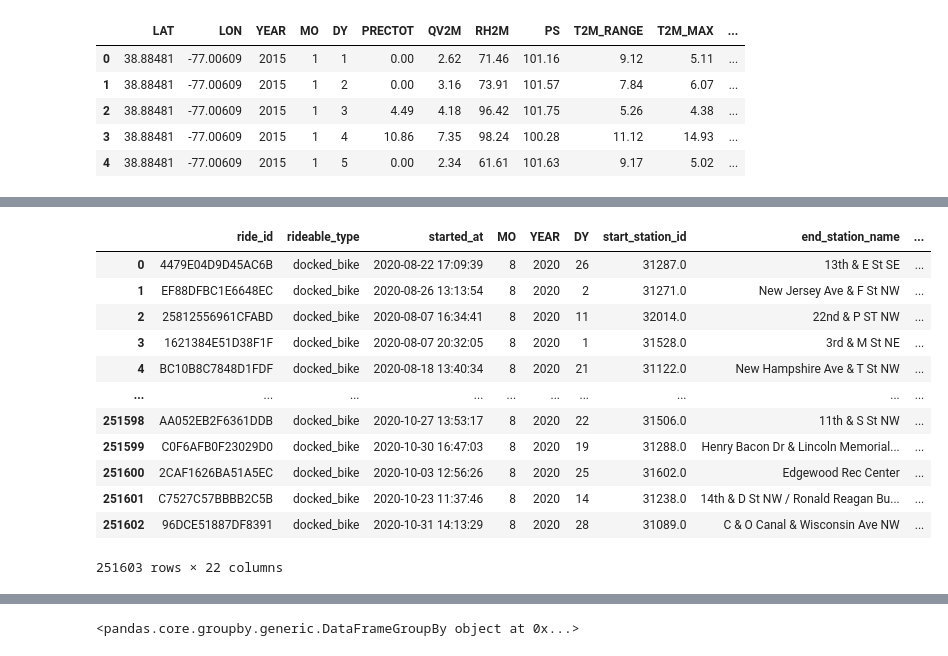
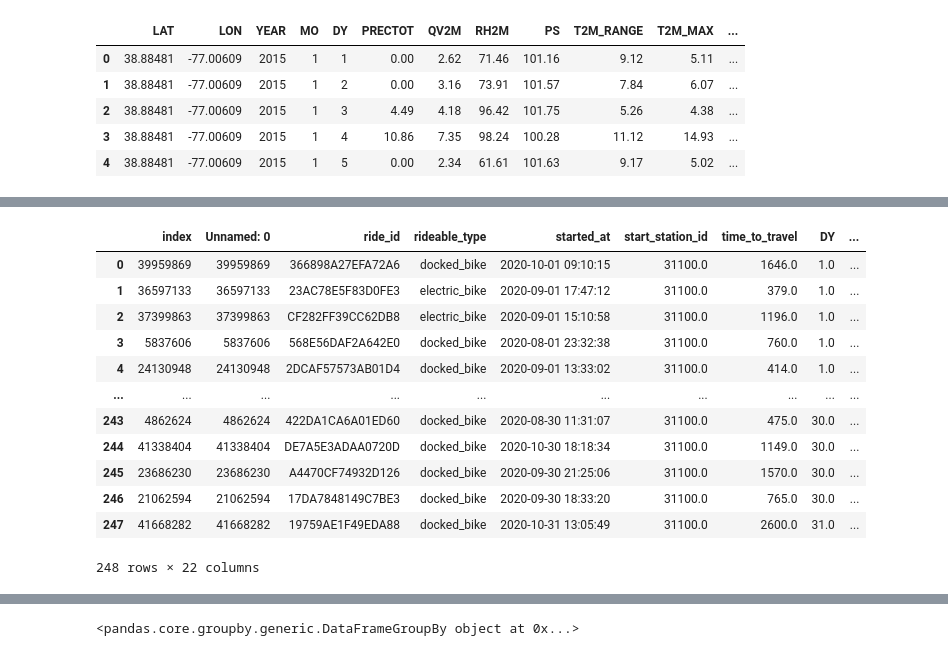
Before and after one commit to Akanksha0215/mywork, a Jupyter notebook: pro(3)_(2) (1).ipynb, the cells around one changed output, grey strips where cells are left out. Drawn from its saved outputs; the diff is of its cells as text; code cells hidden in the pictures.

```diff
--- a/pro(3)_(2) (1).ipynb
+++ b/pro(3)_(2) (1).ipynb
@@ -63,5 +42,5 @@ station_status.head()
 # %%
 #imporing capitalbikeshare-tripdata dataset
-data1 = pd.read_csv("202008-capitalbikeshare-tripdata.csv")
-data1.head()
+df = pd.read_csv("tv.csv")
+df.head()
 # %% [output]
@@ -656,4 +52,0 @@ Sunday
-# %%
-dc = {'ride_id': data9['ride_id'], 'rideable_type': data9['rideable_type'], 'started_at': data9['started_at'], 'MO' : m1, 'YEAR':m2, 'DY':m3, 'start_station_id': data9['start_station_id'], 'end_station_name': data9['end_station_name'], 'end_station_id': data9['end_station_id'], 'time_to_travel': data9['time_to_travel'] }
-df = pd.DataFrame(dc)
-df
@@ -673,0 +53,6 @@ df
+# %%
+s1 = df.query('start_station_id == 31100')
+s1 = s1.sort_values(by=['DY'])
+s1 = pd.DataFrame(s1)
+s1 = s1.reset_index()
+s1.head()
@@ -674,17 +66,17 @@ df
 # %%
-result = pd.merge(df, temp, how='left', on=['DY', 'MO','YEAR'])
+result = pd.merge(s1, temp, how='left', on=['DY', 'MO','YEAR'])
 result
 # %% [output]
-|  | ride_id | rideable_type | started_at | MO | YEAR | DY | start_station_id | end_station_name | ... |
-| 0 | 4479E04D9D45AC6B | docked_bike | 2020-08-22 17:09:39 | 8 | 2020 | 26 | 31287.0 | 13th & E St SE | ... |
-| 1 | EF88DFBC1E6648EC | docked_bike | 2020-08-26 13:13:54 | 8 | 2020 | 2 | 31271.0 | New Jersey Ave & F St NW | ... |
-| 2 | 25812556961CFABD | docked_bike | 2020-08-07 16:34:41 | 8 | 2020 | 11 | 32014.0 | 22nd & P ST NW | ... |
-| 3 | 1621384E51D38F1F | docked_bike | 2020-08-07 20:32:05 | 8 | 2020 | 1 | 31528.0 | 3rd & M St NE | ... |
-| 4 | BC10B8C7848D1FDF | docked_bike | 2020-08-18 13:40:34 | 8 | 2020 | 21 | 31122.0 | New Hampshire Ave & T St NW | ... |
+|  | index | Unnamed: 0 | ride_id | rideable_type | started_at | start_station_id | time_to_travel | DY | ... |
+| 0 | 39959869 | 39959869 | 366898A27EFA72A6 | docked_bike | 2020-10-01 09:10:15 | 31100.0 | 1646.0 | 1.0 | ... |
+| 1 | 36597133 | 36597133 | 23AC78E5F83D0FE3 | electric_bike | 2020-09-01 17:47:12 | 31100.0 | 379.0 | 1.0 | ... |
+| 2 | 37399863 | 37399863 | CF282FF39CC62DB8 | electric_bike | 2020-09-01 15:10:58 | 31100.0 | 1196.0 | 1.0 | ... |
+| 3 | 5837606 | 5837606 | 568E56DAF2A642E0 | docked_bike | 2020-08-01 23:32:38 | 31100.0 | 760.0 | 1.0 | ... |
+| 4 | 24130948 | 24130948 | 2DCAF57573AB01D4 | docked_bike | 2020-09-01 13:33:02 | 31100.0 | 414.0 | 1.0 | ... |
 | ... | ... | ... | ... | ... | ... | ... | ... | ... | ... |
-| 251598 | AA052EB2F6361DDB | docked_bike | 2020-10-27 13:53:17 | 8 | 2020 | 22 | 31506.0 | 11th & S St NW | ... |
-| 251599 | C0F6AFB0F23029D0 | docked_bike | 2020-10-30 16:47:03 | 8 | 2020 | 19 | 31288.0 | Henry Bacon Dr & Lincoln Memorial... | ... |
-| 251600 | 2CAF1626BA51A5EC | docked_bike | 2020-10-03 12:56:26 | 8 | 2020 | 25 | 31602.0 | Edgewood Rec Center | ... |
-| 251601 | C7527C57BBBB2C5B | docked_bike | 2020-10-23 11:37:46 | 8 | 2020 | 14 | 31238.0 | 14th & D St NW / Ronald Reagan Bu... | ... |
-| 251602 | 96DCE51887DF8391 | docked_bike | 2020-10-31 14:13:29 | 8 | 2020 | 28 | 31089.0 | C & O Canal & Wisconsin Ave NW | ... |
+| 243 | 4862624 | 4862624 | 422DA1CA6A01ED60 | docked_bike | 2020-08-30 11:31:07 | 31100.0 | 475.0 | 30.0 | ... |
+| 244 | 41338404 | 41338404 | DE7A5E3ADAA0720D | docked_bike | 2020-10-30 18:18:34 | 31100.0 | 1149.0 | 30.0 | ... |
+| 245 | 23686230 | 23686230 | A4470CF74932D126 | docked_bike | 2020-09-30 21:25:06 | 31100.0 | 1570.0 | 30.0 | ... |
+| 246 | 21062594 | 21062594 | 17DA7848149C7BE3 | docked_bike | 2020-09-30 18:33:20 | 31100.0 | 765.0 | 30.0 | ... |
+| 247 | 41668282 | 41668282 | 19759AE1F49EDA88 | docked_bike | 2020-10-31 13:05:49 | 31100.0 | 2600.0 | 31.0 | ... |
-251603 rows × 22 columns
+248 rows × 22 columns
```
Also changed, not shown: parts of 140 cells of this notebook.
